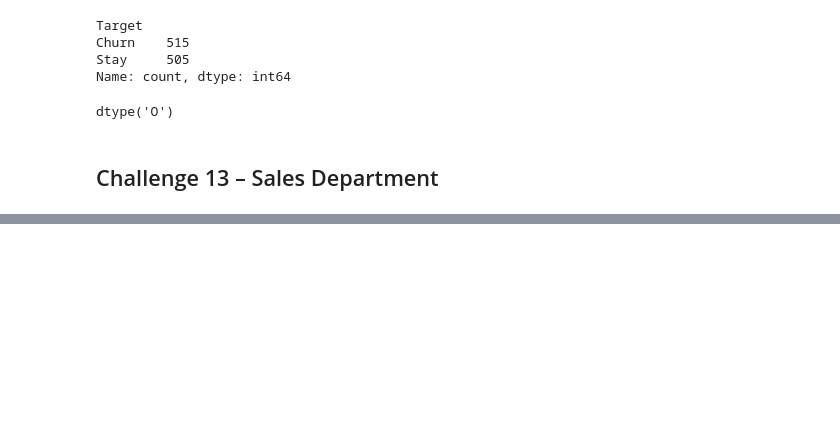
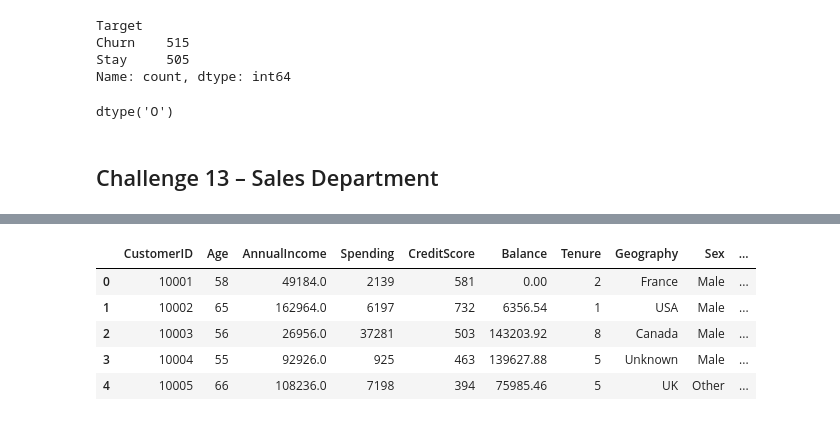
Before and after one commit to yashdeore24/Python_daily_task, a Jupyter notebook: Task_on_pandas_challenges.ipynb, the cells around one changed output, grey strips where cells are left out. Cells and saved outputs as stored; diff of their text form; code cells hidden in the pictures; blank space fills up the shorter version.

```diff
--- a/Task_on_pandas_challenges.ipynb
+++ b/Task_on_pandas_challenges.ipynb
@@ -817,0 +979,3 @@ df13.sample(20)
+# %%
+df16.drop_duplicates(inplace = True)
+df16.duplicated().sum()
@@ -817,0 +1005,8 @@ df13.sample(20)
+# %%
+# fill the value in null place of dataset
+df16.fillna({'Age': 0.0,
+             'AnnualIncome':0.0,
+             'Balance':0.0,
+             'Geography':"Unknown",
+             'Gender':'Unknown',
+             'Segment':'Unknown'},inplace = True)
@@ -817,0 +1034,15 @@ df13.sample(20)
+# %%
+# change the type of the coloumn age
+df16['Age'] = df16['Age'].astype(int)
+# %%
+# rename the Gender ---> sex
+df16.rename(columns = {'Gender':'Sex'},inplace = True)
+# %%
+df16.head()
+# %% [output]
+|  | CustomerID | Age | AnnualIncome | Spending | CreditScore | Balance | Tenure | Geography | Sex | ... |
+| 0 | 10001 | 58 | 49184.0 | 2139 | 581 | 0.00 | 2 | France | Male | ... |
+| 1 | 10002 | 65 | 162964.0 | 6197 | 732 | 6356.54 | 1 | USA | Male | ... |
+| 2 | 10003 | 56 | 26956.0 | 37281 | 503 | 143203.92 | 8 | Canada | Male | ... |
+| 3 | 10004 | 55 | 92926.0 | 925 | 463 | 139627.88 | 5 | Unknown | Male | ... |
+| 4 | 10005 | 66 | 108236.0 | 7198 | 394 | 75985.46 | 5 | UK | Other | ... |
```
Also changed, not shown: parts of 68 cells of this notebook.
